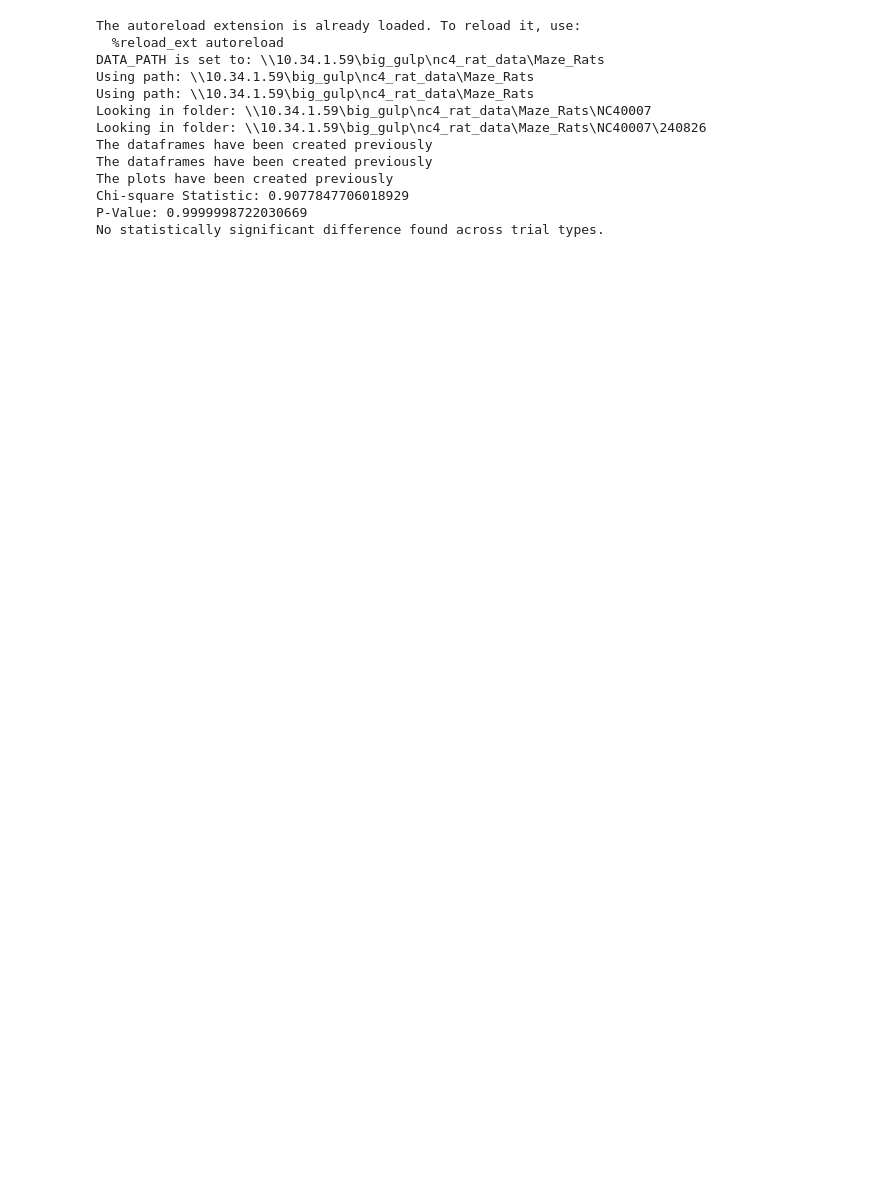
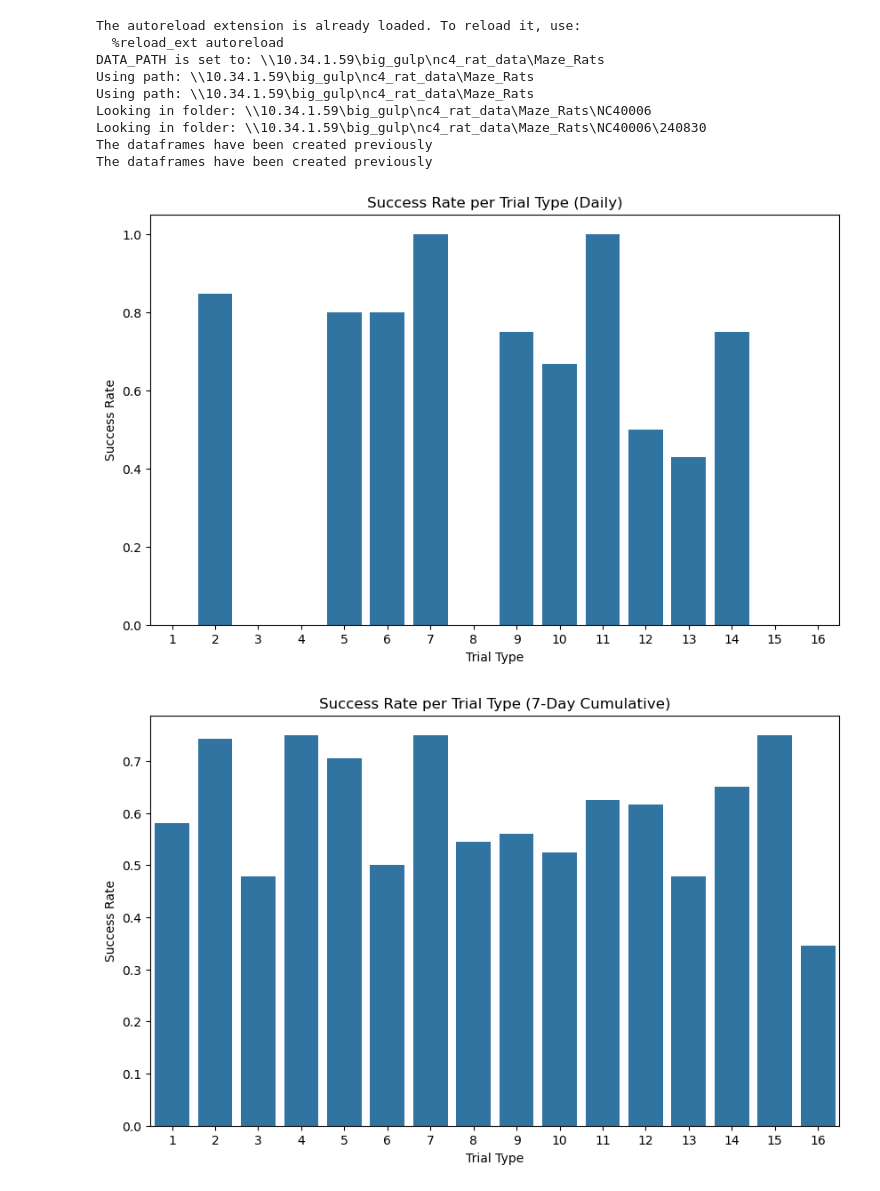
Before and after one commit to NC4Lab/omniroute_ubuntu_ws, a Jupyter notebook: src/omniroute_operation/src/experiment_controller/Behavioral_Data_Analysis/data_analysis.ipynb, the cells around one changed output. Drawn from its saved outputs; the diff is of its cells as text; code cells hidden in the pictures; blank space fills up the shorter version.

```diff
--- a/src/omniroute_operation/src/experiment_controller/Behavioral_Data_Analysis/data_analysis.ipynb
+++ b/src/omniroute_operation/src/experiment_controller/Behavioral_Data_Analysis/data_analysis.ipynb
@@ -1,4 +1,5 @@
 # %%
+
 import bagpy
 from bagpy import bagreader
 import os
@@ -25,8 +26,8 @@ data_path = os.path.normpath(config['DATA_PATH'])
 os.environ['DATA_PATH'] = data_path
 print(f"DATA_PATH is set to: {os.environ['DATA_PATH']}")
 
-rat_number = 7
-date = '240826'
+rat_number = 6
+date = '240830'
 
 messages, bag_file = determine_trial_info(rat_number, date)
 
@@ -99,13 +100,14 @@ else:
 
 past_seven_days_file_path = os.path.join(os.path.dirname(bag_file), 'Past_seven_days_biases.csv')
 
-#check whether the analysis csv files of the past three days aleady exists. If it exists read it if not create it.
+#check whether the analysis csv files of the past seven days aleady exists. If it exists read it if not create it.
 if os.path.exists(past_seven_days_file_path):
     #read the extracted bias csv file that contains trial information
     past_seven_days_biases = pd.read_csv(past_seven_days_file_path)
     print('The dataframes have been created previously')
 else:
     combine_csv_files(rat_number, date)
+    past_seven_days_biases = pd.read_csv(past_seven_days_file_path)
 
 
 save_plots_dir = os.path.join(os.path.dirname(bag_file), 'plots')
@@ -114,6 +116,8 @@ save_plots_dir = os.path.join(os.path.dirname(bag_file), 'plots')
 if os.path.exists(save_plots_dir):
     print('The plots have been created previously')
 else:
+    csv_trial_type_summary = os.path.join(os.path.dirname(bag_file), 'trial_type_summary.csv')
+    trial_type_summary = pd.read_csv(csv_trial_type_summary)
     trial_type_summary['Success_Rate'] = trial_type_summary['Success_Count'] / trial_type_summary['Total_Repetitions']
 
     # Create the 'plots' directory if it doesn't exist
@@ -172,36 +176,34 @@ else:
     #Define the file name and full path
     file_name4 = 'Total Repetitions per Trial Type (7-Day Cumulative).png'
     save_path4 = os.path.join(save_plots_dir, file_name4)
 
     # Save the plot to the defined path
     plt.savefig(save_path4)
     plt.show()
 
 # Create a contingency table for correct vs. wrong counts across all trial types
 contingency_table = past_seven_days_biases[['Success_Count', 'Error_Count']].values
 
 # Perform chi-square test
 chi2_stat, p_val, dof, expected = chi2_contingency(contingency_table)
 
 print(f"Chi-square Statistic: {chi2_stat}")
 print(f"P-Value: {p_val}")
 
 # Interpret the result
 if p_val < 0.05:
     print("There is a statistically significant difference in performance across trial types.")
 else:
     print("No statistically significant difference found across trial types.")
 # %% [output]
 The autoreload extension is already loaded. To reload it, use:
   %reload_ext autoreload
 DATA_PATH is set to: \\10.34.1.59\big_gulp\nc4_rat_data\Maze_Rats
 Using path: \\10.34.1.59\big_gulp\nc4_rat_data\Maze_Rats
 Using path: \\10.34.1.59\big_gulp\nc4_rat_data\Maze_Rats
-Looking in folder: \\10.34.1.59\big_gulp\nc4_rat_data\Maze_Rats\NC40007
-Looking in folder: \\10.34.1.59\big_gulp\nc4_rat_data\Maze_Rats\NC40007\240826
+Looking in folder: \\10.34.1.59\big_gulp\nc4_rat_data\Maze_Rats\NC40006
+Looking in folder: \\10.34.1.59\big_gulp\nc4_rat_data\Maze_Rats\NC40006\240830
 The dataframes have been created previously
 The dataframes have been created previously
-The plots have been created previously
-Chi-square Statistic: 0.9077847706018929
-P-Value: 0.9999998722030669
-No statistically significant difference found across trial types.
+[figure, added]
+[figure, added]
```
Also changed, not shown: parts of 1 cell of this notebook, 1 other file.
